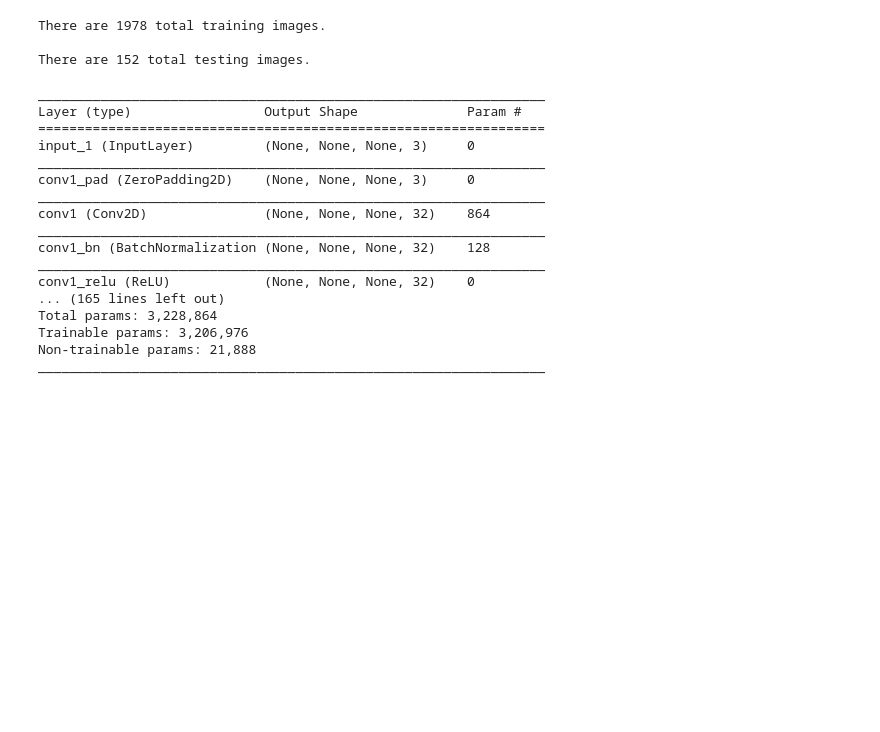
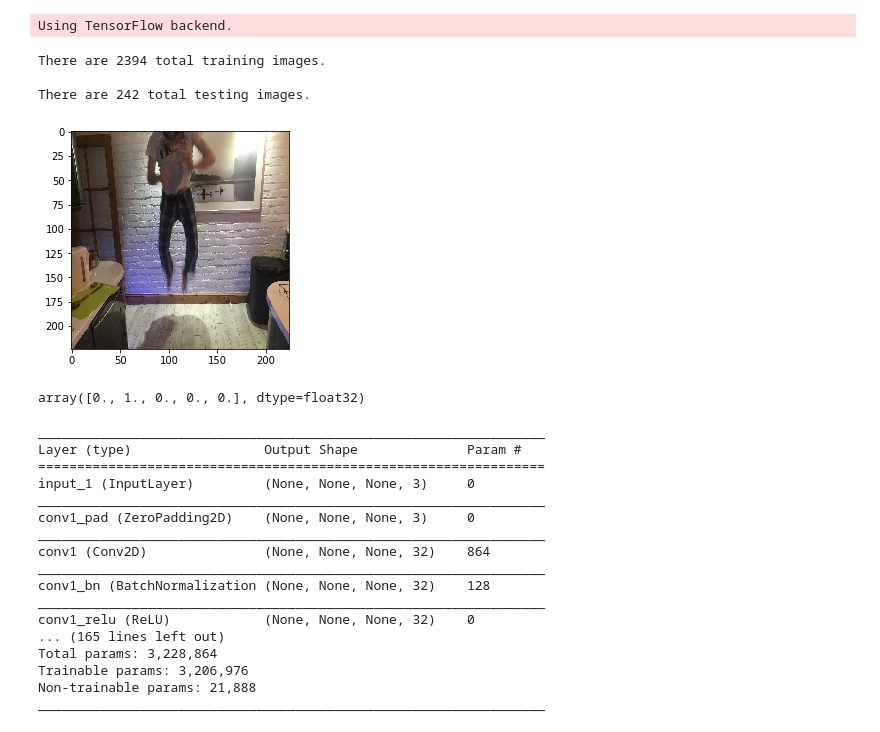
Before and after one commit to Laurence-Cullen/PunchOut, a Jupyter notebook: notebooks/PunchOut.ipynb, the cells around one changed output. Drawn from its saved outputs; the diff is of its cells as text; code cells hidden in the pictures; blank space fills up the shorter version.

```diff
--- a/notebooks/PunchOut.ipynb
+++ b/notebooks/PunchOut.ipynb
@@ -30,19 +30,20 @@ import time
 def load_dataset(path):
     data = load_files(path)
     images = np.array(data['filenames'])
-    images_targets = np_utils.to_categorical(np.array(data['target']), 3) # [1,0] is no_punch, [0,1] is right_punch
+    images_targets = np_utils.to_categorical(np.array(data['target']), 5) # [1,0] is no_punch, [0,1] is right_punch
     return images, images_targets
 
 #load training dataset
-train_images, train_targets = load_dataset('Images/train')
-test_images, test_targets = load_dataset('Images/test')
+train_images, train_targets = load_dataset('../Images/train')
+test_images, test_targets = load_dataset('../Images/test')
 
 print('There are %s total training images.\n' % len(train_images))
 print('There are %s total testing images.\n' % len(test_images))
 # %% [output]
-There are 1978 total training images.
-
-There are 152 total testing images.
+Using TensorFlow backend.
+There are 2394 total training images.
+
+There are 242 total testing images.
 # %%
 # Create functions to load the images into 4D numpy tensors, load data into tensors and create a training-validation split
 # out of the training data.
@@ -65,6 +66,17 @@ ImageFile.LOAD_TRUNCATED_IMAGES = True
 # pre-process and load the data for Keras
 train_tensors = paths_to_tensor(train_images).astype('float32')/255
 test_tensors = paths_to_tensor(test_images).astype('float32')/255
+# %%
+import matplotlib.pyplot as plt
+
+
+plt.imshow(train_tensors[416, :,:,:])
+plt.show()
+
+train_targets[416]
+# %% [output]
+[figure, added]
+array([0., 1., 0., 0., 0.], dtype=float32)
 # %%
 # Visualize some of the training tensors
 import matplotlib.pyplot as plt
```
Also changed, not shown: 2 other files.
